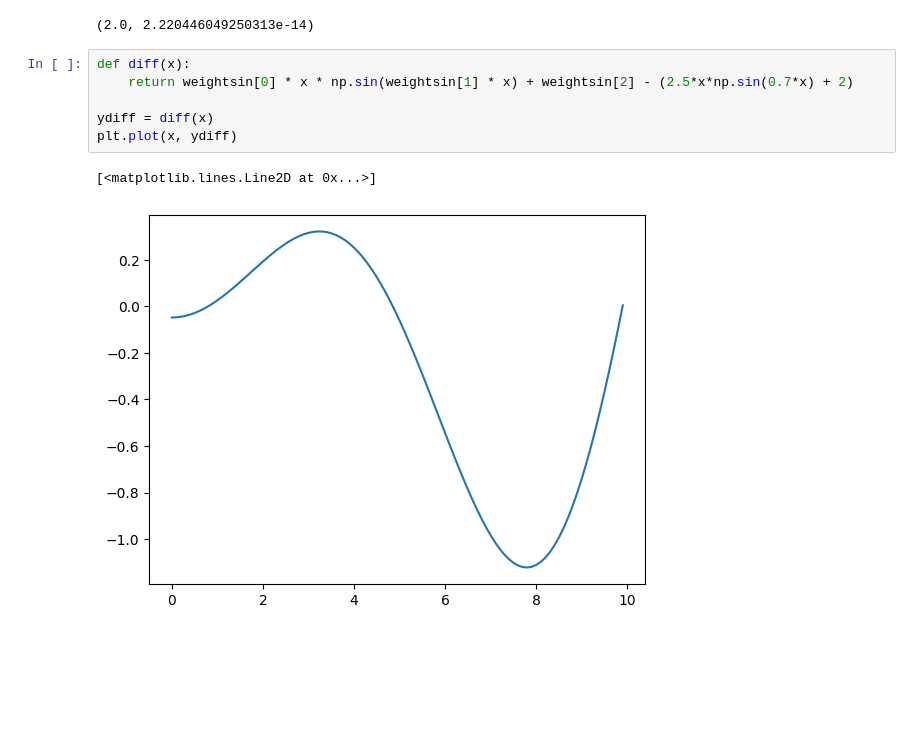
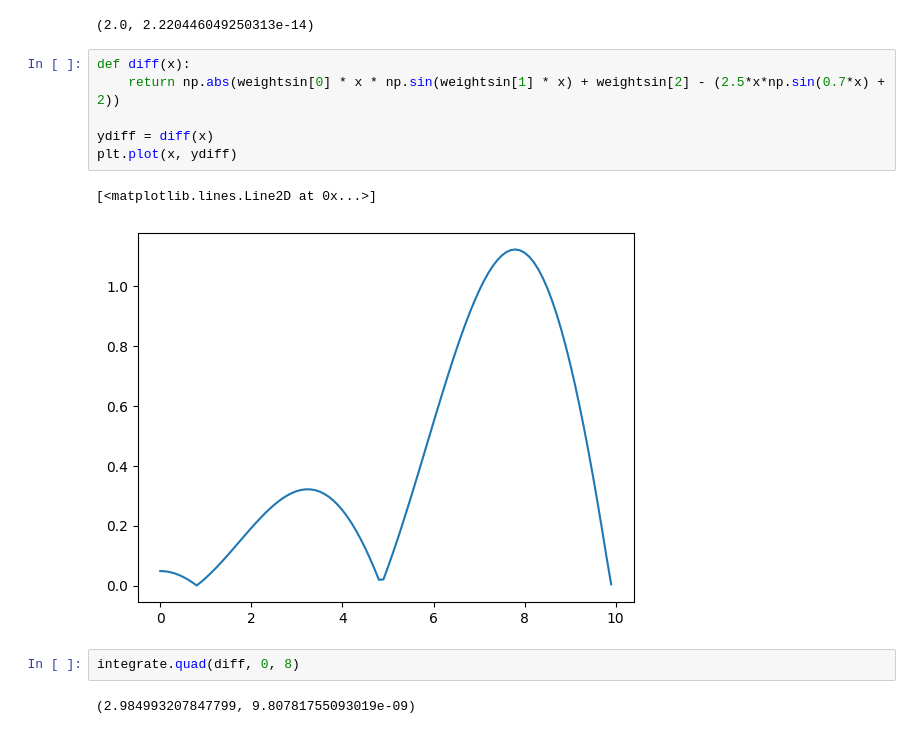
Before and after one commit to cyrilvincent/math, a Jupyter notebook: demo_curvefit.ipynb, the cells around one changed output. Cells and saved outputs as stored; diff of their text form; blank space fills up the shorter version.

```diff
--- a/demo_curvefit.ipynb
+++ b/demo_curvefit.ipynb
@@ -68,10 +68,14 @@ integrate.quad(np.sin, 0, np.pi)
 (2.0, 2.220446049250313e-14)
 # %%
 def diff(x):
-    return weightsin[0] * x * np.sin(weightsin[1] * x) + weightsin[2] - (2.5*x*np.sin(0.7*x) + 2)
+    return np.abs(weightsin[0] * x * np.sin(weightsin[1] * x) + weightsin[2] - (2.5*x*np.sin(0.7*x) + 2))
 
 ydiff = diff(x)
 plt.plot(x, ydiff)
 # %% [output]
 [<matplotlib.lines.Line2D at 0x...>]
-[figure, old version]
+[figure, new version]
+# %%
+integrate.quad(diff, 0, 8)
+# %% [output]
+(2.984993207847799, 9.80781755093019e-09)
```
Also changed, not shown: 3 other files.
